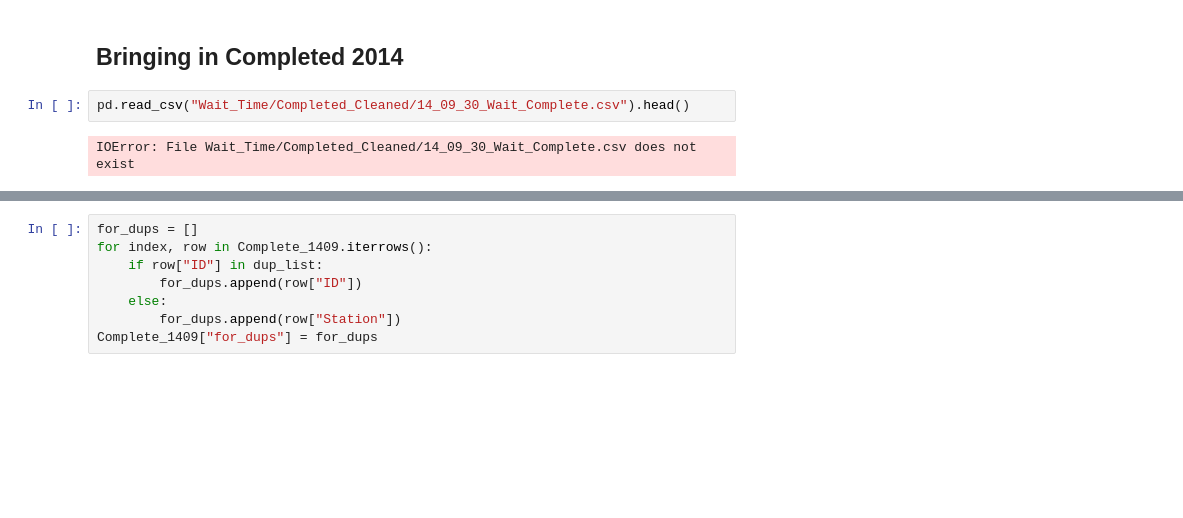
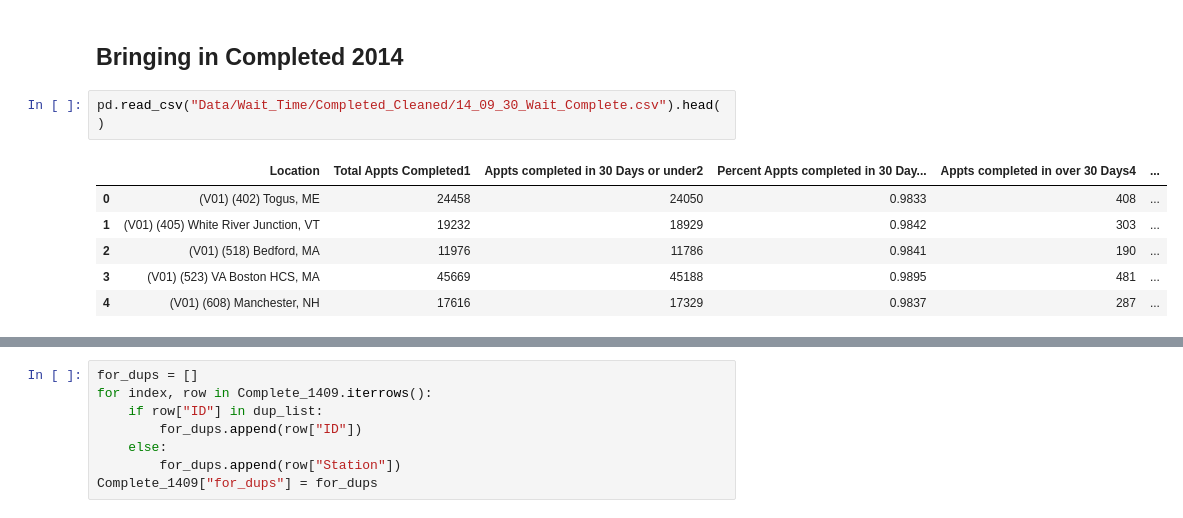
Before and after one commit to isabella232/va-data-analysis, a Jupyter notebook: Generate_CSV.ipynb, the cells around one changed output, grey strips where cells are left out. Saved outputs shown, nothing was run; the diff lists cells and outputs as text; blank space fills up the shorter version.

```diff
--- a/Generate_CSV.ipynb
+++ b/Generate_CSV.ipynb
@@ -559,9 +559,14 @@ Index([u'Appts_Pending_1412', u'%_Appts_Over_30_Pending_1412',
 # %% [markdown]
 ## Bringing in Completed 2014
 # %%
-pd.read_csv("Wait_Time/Completed_Cleaned/14_09_30_Wait_Complete.csv").head()
+pd.read_csv("Data/Wait_Time/Completed_Cleaned/14_09_30_Wait_Complete.csv").head()
 # %% [output]
-IOError: File Wait_Time/Completed_Cleaned/14_09_30_Wait_Complete.csv does not exist
+|  | Location | Total Appts Completed1 | Appts completed in 30 Days or under2 | Percent Appts completed in 30 Day... | Appts completed in over 30 Days4 | ... |
+| 0 | (V01) (402) Togus, ME | 24458 | 24050 | 0.9833 | 408 | ... |
+| 1 | (V01) (405) White River Junction, VT | 19232 | 18929 | 0.9842 | 303 | ... |
+| 2 | (V01) (518) Bedford, MA | 11976 | 11786 | 0.9841 | 190 | ... |
+| 3 | (V01) (523) VA Boston HCS, MA | 45669 | 45188 | 0.9895 | 481 | ... |
+| 4 | (V01) (608) Manchester, NH | 17616 | 17329 | 0.9837 | 287 | ... |
 # %%
 def make_df_complete_2014(Type,Time,File):
     Title = "{}_{}".format(Type,Time)
```
Also changed, not shown: parts of 17 cells of this notebook, 6 other files.
